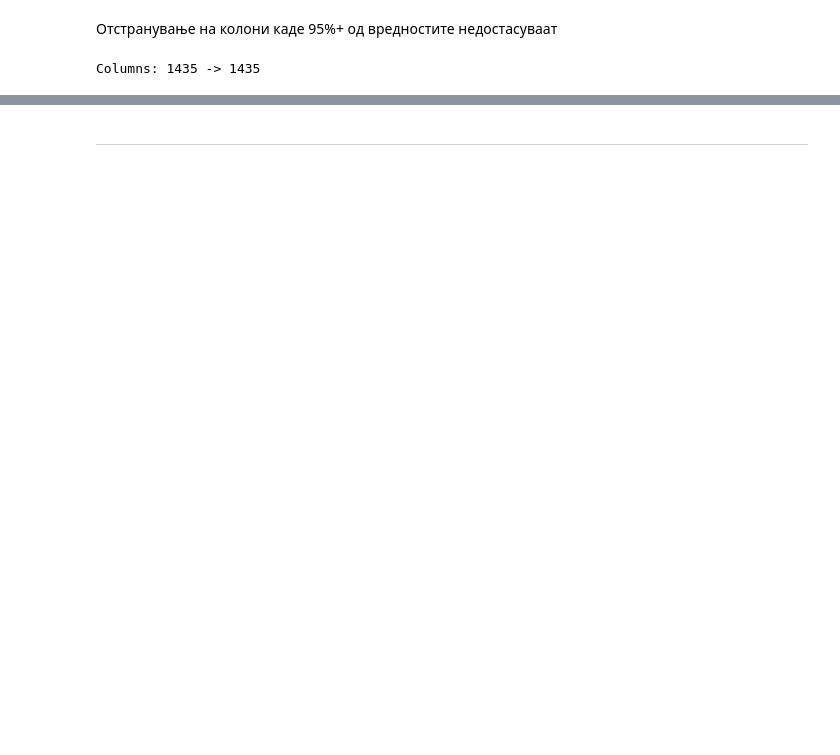
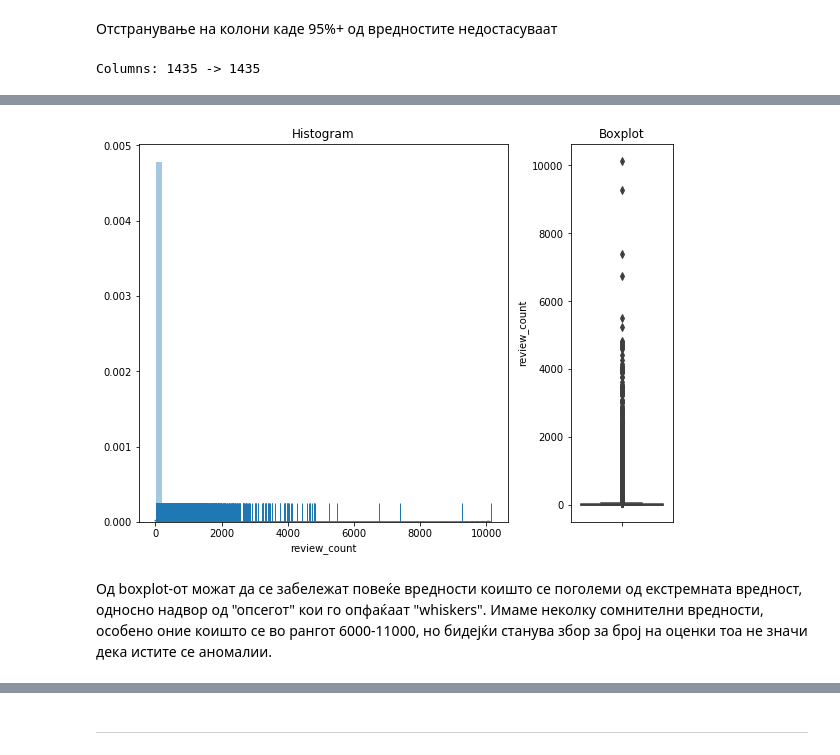
Before and after one commit to filipovskid/yelp-dataset-eda, a Jupyter notebook: yelp_analysis.ipynb, the cells around one changed output, grey strips where cells are left out. Saved outputs shown, nothing was run; the diff lists cells and outputs as text; code cells hidden in the pictures; blank space fills up the shorter version.

```diff
--- a/yelp_analysis.ipynb
+++ b/yelp_analysis.ipynb
@@ -477,0 +489,16 @@ theils_u_coef = pairwise_apply(business_cat.drop('postal_code', axis=1), f=theil
+# %%
+business_norm = pd.read_pickle('./inputs/numerical_filled_df_wStars.pickle', 'gzip')
+# business_norm[non_predictor_col_names] = non_predictor_columns
+# %%
+# Helper funcs
+def outlier_info(data, x, rug=True, kde=True):
+    fig = plt.figure(constrained_layout=True, figsize=(8, 6))
+    gs = fig.add_gridspec(2, 3)
+
+    f_histogram = fig.add_subplot(gs[:, :-1])
+    f_histogram.set_title('Histogram')
+    sns.distplot(data[x], rug=rug, kde=kde)
+
+    f_box = fig.add_subplot(gs[:, 2])
+    f_box.set_title('Boxplot')
+    sns.boxplot(data[x], orient='v')
@@ -477,0 +511,6 @@ theils_u_coef = pairwise_apply(business_cat.drop('postal_code', axis=1), f=theil
+# %%
+outlier_info(business_norm, 'review_count', rug=True)
+# %% [output]
+[figure, added]
+# %% [markdown]
+Од boxplot-от можат да се забележат повеќе вредности коишто се поголеми од екстремната вредност, односно надвор од "опсегот" кои го опфаќаат "whiskers". Имаме неколку сомнителни вредности, особено оние коишто се во рангот 6000-11000, но бидејќи станува збор за број на оценки тоа не значи дека истите се аномалии.
```
Also changed, not shown: parts of 103 cells of this notebook, 8 other files.
